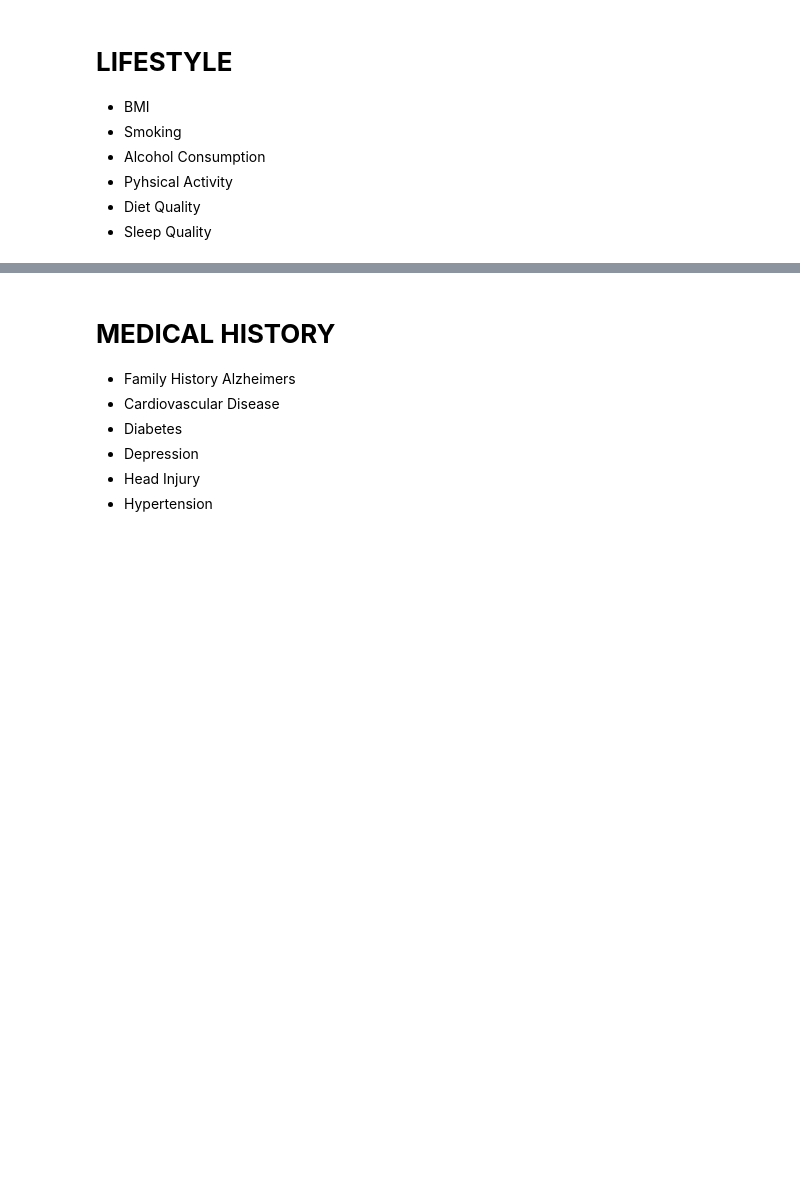
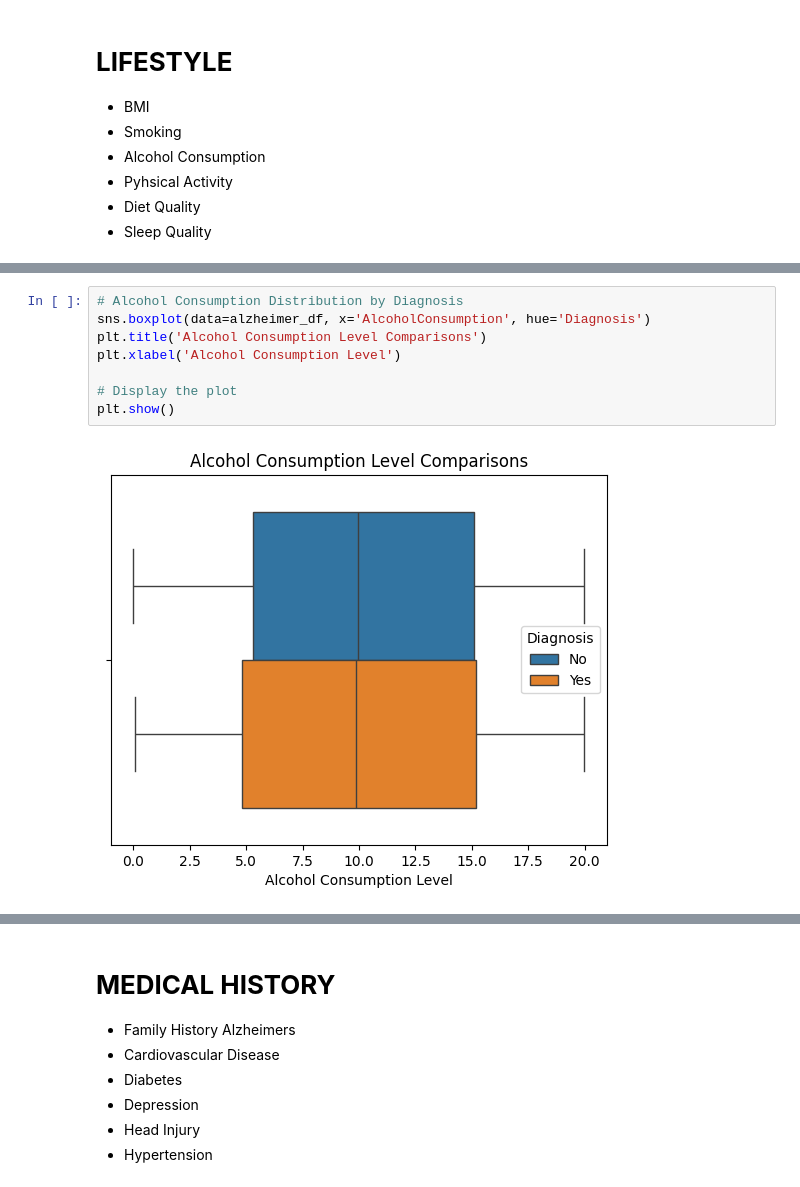
Before and after one commit to maddiejane25/Project-1, a Jupyter notebook: JK_Alzheimers_data.ipynb, the cells around one changed output, grey strips where cells are left out. Saved outputs shown, nothing was run; the diff lists cells and outputs as text; blank space fills up the shorter version.

```diff
--- a/JK_Alzheimers_data.ipynb
+++ b/JK_Alzheimers_data.ipynb
@@ -96,0 +189,10 @@ plt.show()
+# %%
+# Alcohol Consumption Distribution by Diagnosis
+sns.boxplot(data=alzheimer_df, x='AlcoholConsumption', hue='Diagnosis')
+plt.title('Alcohol Consumption Level Comparisons')
+plt.xlabel('Alcohol Consumption Level')
+
+# Display the plot
+plt.show()
+# %% [output]
+[figure, added]
```
Also changed, not shown: parts of 21 cells of this notebook.
